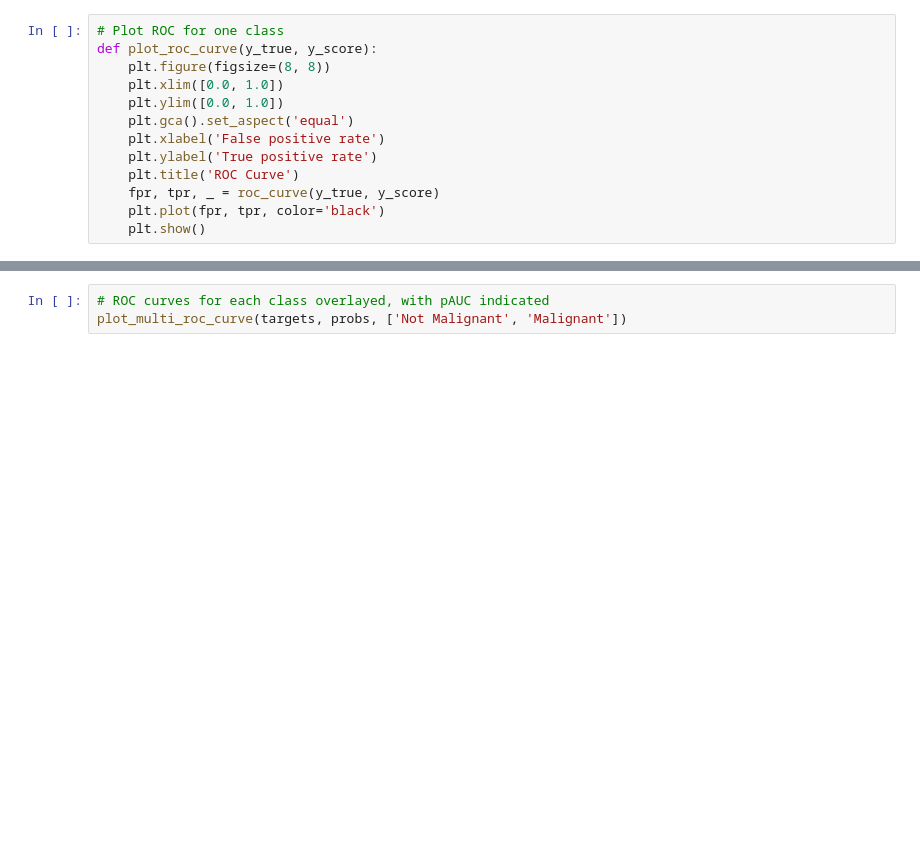
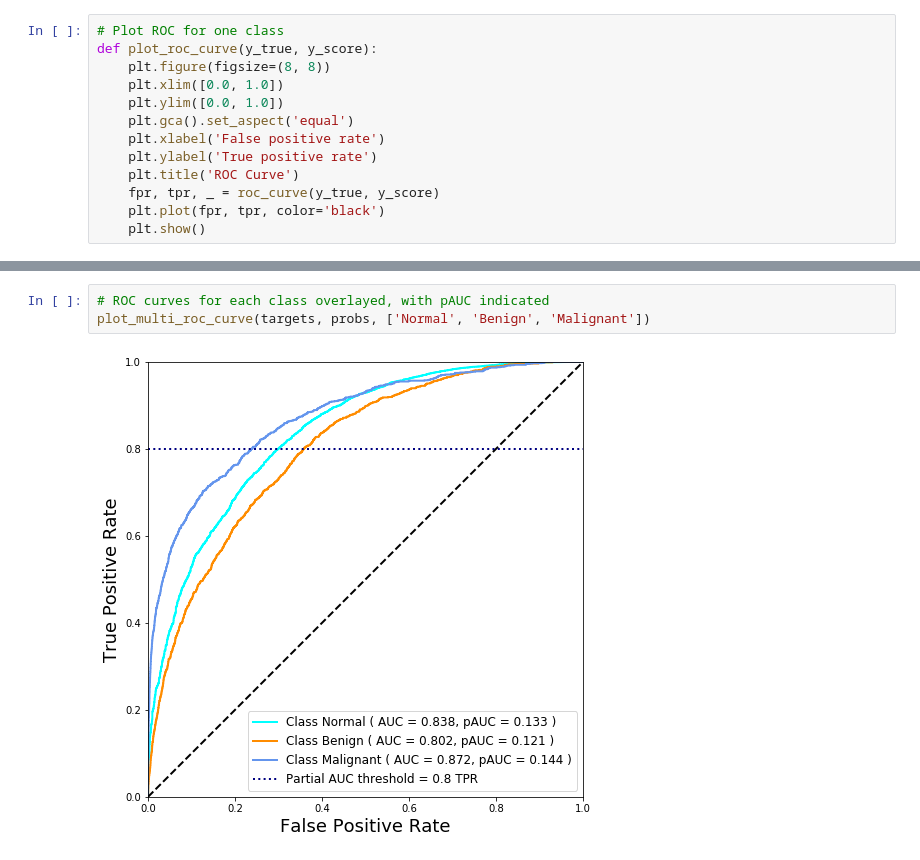
Before and after one commit to jimmyyhwu/ddsm-visual-primitives, a Jupyter notebook: training/plot_roc_curve.ipynb, the cells around one changed output, grey strips where cells are left out. Saved outputs shown, nothing was run; the diff lists cells and outputs as text; blank space fills up the shorter version.

Commit message:
replicated AUC and pAUC score from paper in plot_roc_curve.ipynb

```diff
--- a/training/plot_roc_curve.ipynb
+++ b/training/plot_roc_curve.ipynb
@@ -263,7 +284,9 @@ def plot_multi_roc_curve(ys_true, ys_score, legend):
     plt.show()
 # %%
 # ROC curves for each class overlayed, with pAUC indicated
-plot_multi_roc_curve(targets, probs, ['Not Malignant', 'Malignant'])
+plot_multi_roc_curve(targets, probs, ['Normal', 'Benign', 'Malignant'])
+# %% [output]
+[figure, added]
 # %%
 # Average Precision of this model
 # Please note this AP score is caluclated using the sklearn method,
```
Also changed, not shown: parts of 8 cells of this notebook.
